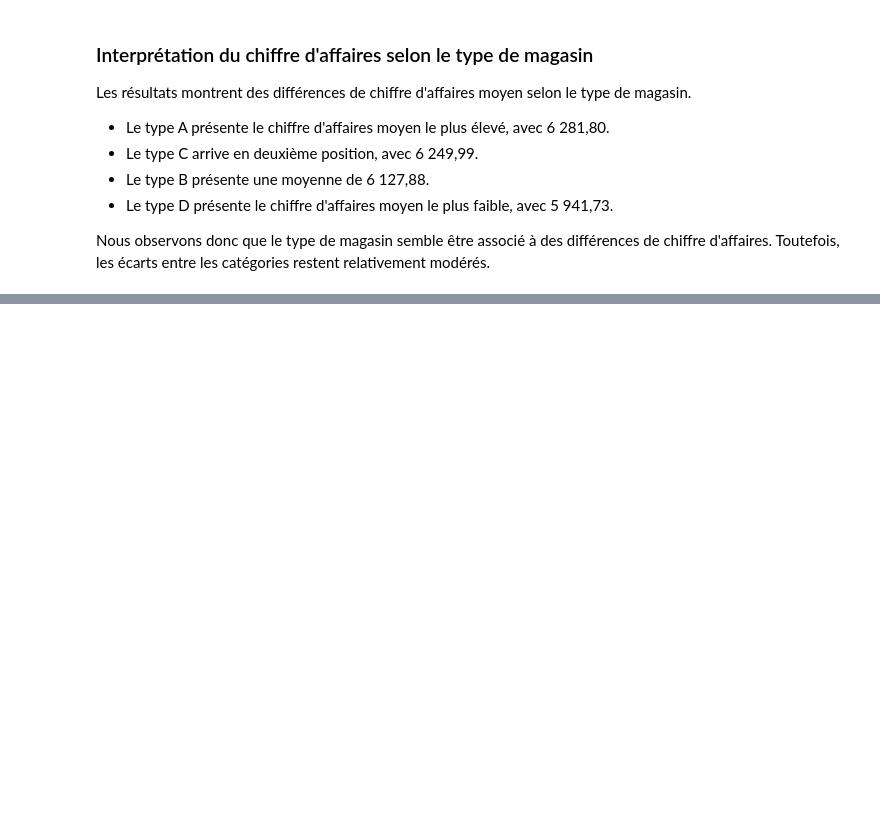
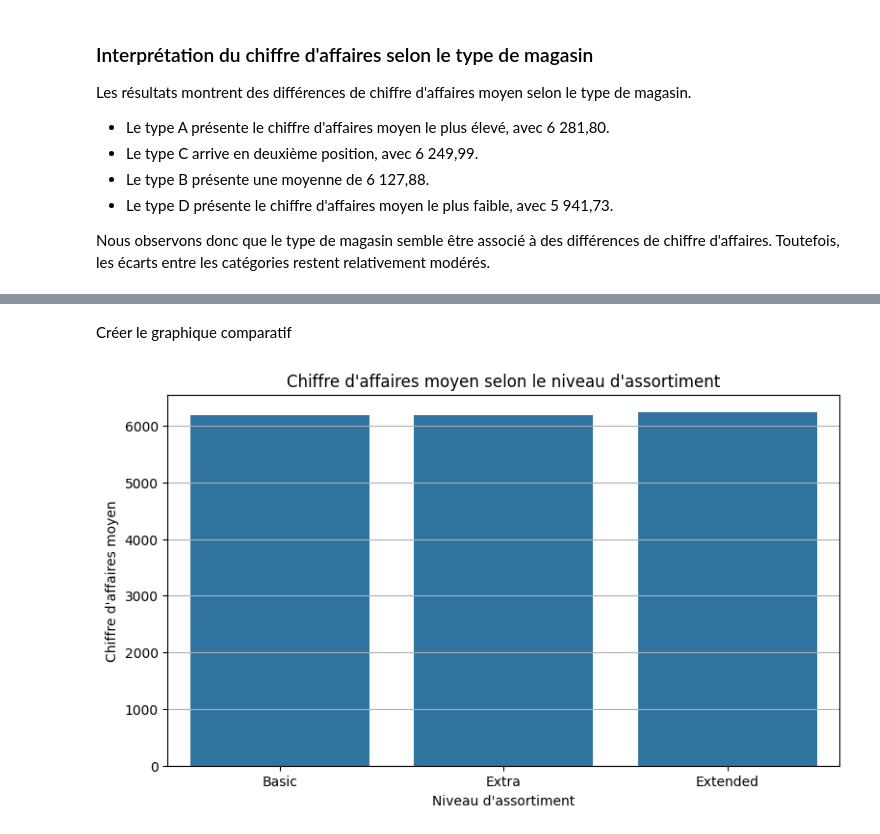
Before and after one commit to Youssoupha-ndiaye/Projet_ML_prediction_chiffres_affaires, a Jupyter notebook: Prediction_chiffres_affaires/notebooks/analyse_exploratoire.ipynb, the cells around one changed output, grey strips where cells are left out. Drawn from its saved outputs; the diff is of its cells as text; code cells hidden in the pictures; blank space fills up the shorter version.

Commit message:
Analyser le chiffre d'affaires selon l'assortiment

```diff
--- a/Prediction_chiffres_affaires/notebooks/analyse_exploratoire.ipynb
+++ b/Prediction_chiffres_affaires/notebooks/analyse_exploratoire.ipynb
@@ -895,0 +898,8 @@ Nous observons donc que le type de magasin semble être associé à des différe
+# %%
+ventes_par_assortiment = (
+    df.groupby("Assortment")["Sales"]
+    .mean()
+    .reset_index()
+)
+
+print(ventes_par_assortiment)
@@ -895,0 +923,23 @@ Nous observons donc que le type de magasin semble être associé à des différe
+# %% [markdown]
+Créer le graphique comparatif
+# %%
+plt.figure(figsize=(9, 5))
+
+sns.barplot(
+    data=ventes_par_assortiment,
+    x="Assortment",
+    y="Sales"
+)
+
+plt.title("Chiffre d'affaires moyen selon le niveau d'assortiment")
+plt.xlabel("Niveau d'assortiment")
+plt.ylabel("Chiffre d'affaires moyen")
+plt.xticks(
+    [0, 1, 2],
+    ["Basic", "Extra", "Extended"]
+)
+plt.grid(axis="y")
+
+plt.show()
+# %% [output]
+[figure, added]
```
Also changed, not shown: parts of 3 cells of this notebook.
